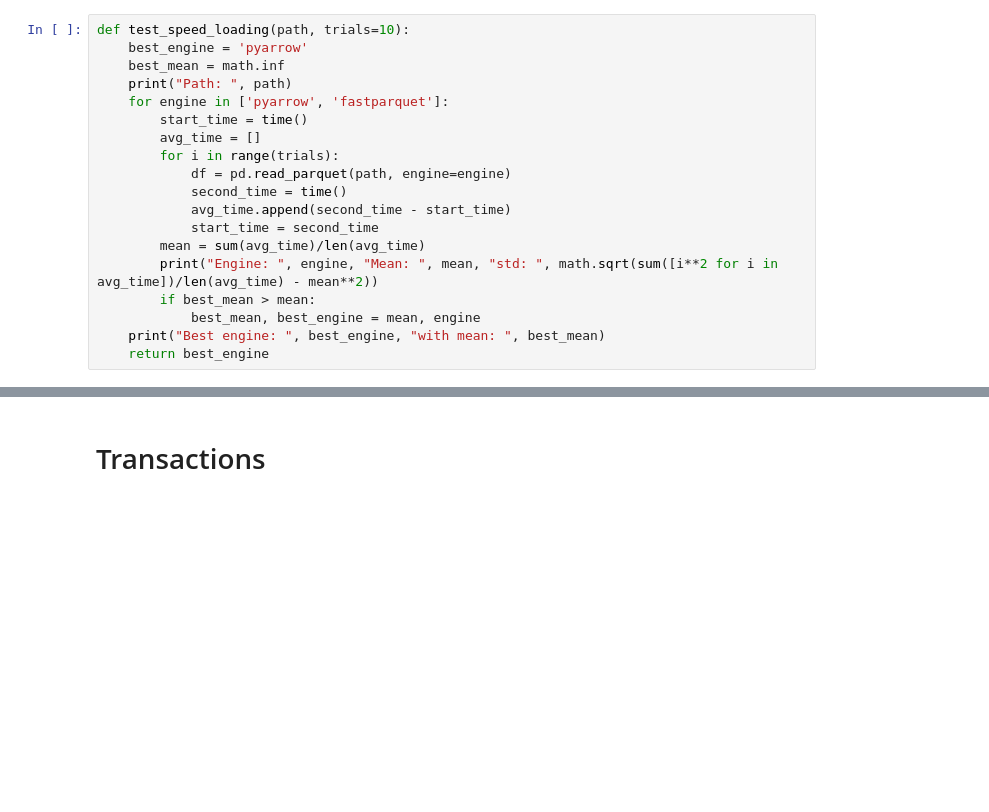
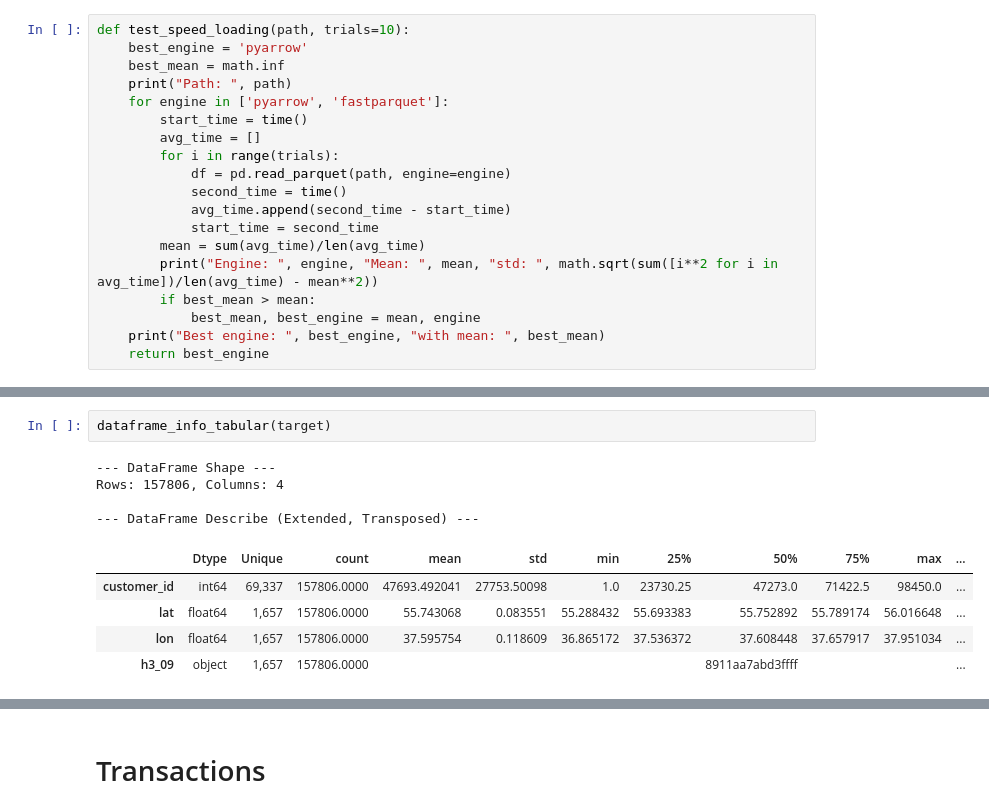
Before and after one commit to Luzinsan/BigData-project, a Jupyter notebook: notebooks/eda.ipynb, the cells around one changed output, grey strips where cells are left out. Cells and saved outputs as stored; diff of their text form; blank space fills up the shorter version.

```diff
--- a/notebooks/eda.ipynb
+++ b/notebooks/eda.ipynb
@@ -62,0 +171,12 @@ Best engine:  fastparquet with mean:  0.008549931049346924
+# %%
+dataframe_info_tabular(target)
+# %% [output]
+--- DataFrame Shape ---
+Rows: 157806, Columns: 4
+
+--- DataFrame Describe (Extended, Transposed) ---
+|  | Dtype | Unique | count | mean | std | min | 25% | 50% | 75% | max | ... |
+| customer_id | int64 | 69,337 | 157806.0000 | 47693.492041 | 27753.50098 | 1.0 | 23730.25 | 47273.0 | 71422.5 | 98450.0 | ... |
+| lat | float64 | 1,657 | 157806.0000 | 55.743068 | 0.083551 | 55.288432 | 55.693383 | 55.752892 | 55.789174 | 56.016648 | ... |
+| lon | float64 | 1,657 | 157806.0000 | 37.595754 | 0.118609 | 36.865172 | 37.536372 | 37.608448 | 37.657917 | 37.951034 | ... |
+| h3_09 | object | 1,657 | 157806.0000 |  |  |  |  | 8911aa7abd3ffff |  |  | ... |
```
Also changed, not shown: parts of 27 cells of this notebook, 3 other files.
